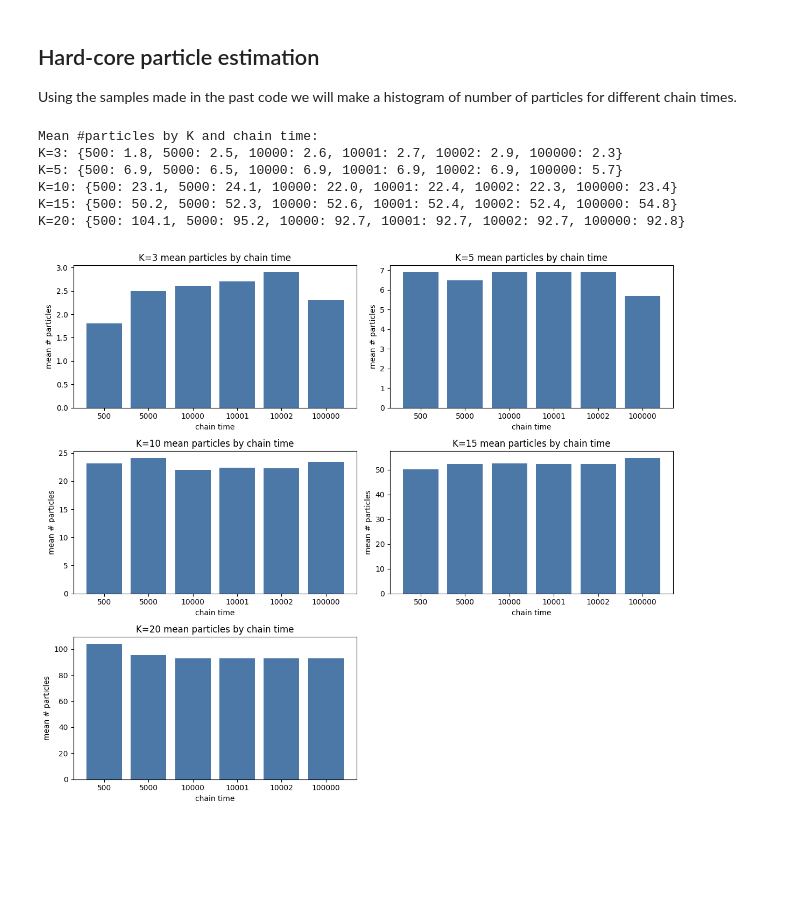
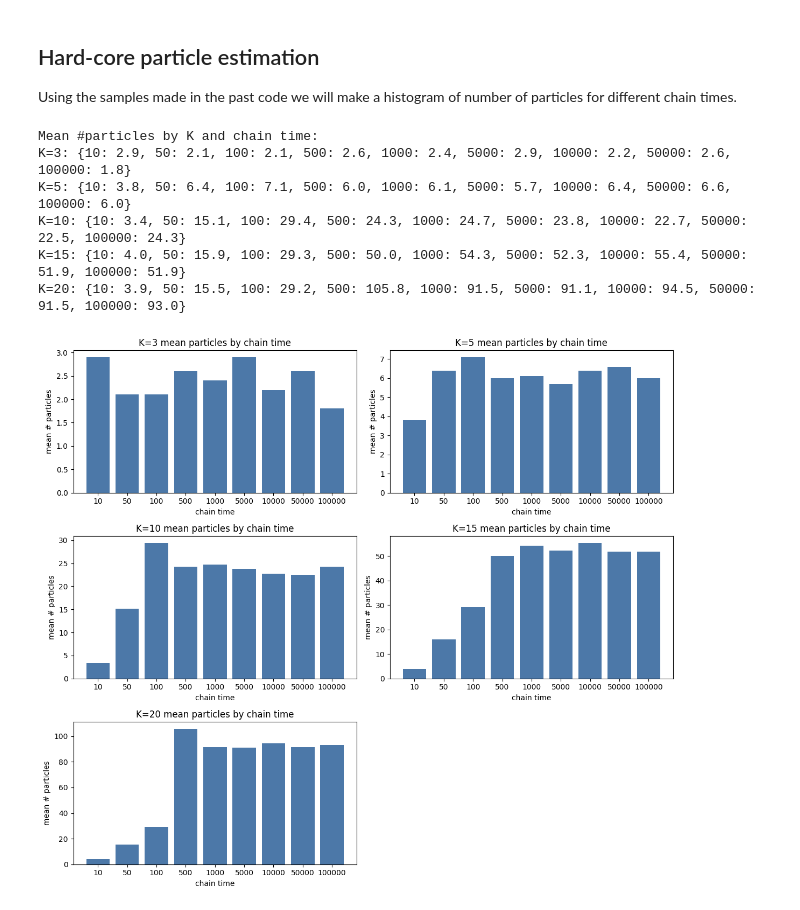
Before and after one commit to jnardosp/mcmc_random_sampling, a Jupyter notebook: hardcore_sampling.ipynb, the cells around one changed output. Saved outputs shown, nothing was run; the diff lists cells and outputs as text; code cells hidden in the pictures; blank space fills up the shorter version.

Commit message:
Modify chain times to check stationary distribution properties and "hitting time", also add notes about hypothesis for inform

```diff
--- a/hardcore_sampling.ipynb
+++ b/hardcore_sampling.ipynb
@@ -255,20 +255,20 @@ def plot_mean_particles_hist(means_by_k):
 # %%
 # Configure parameters and run aggregation
 runs = 10  # number of independent runs
-chain_times = [500, 5000, 10000, 10001, 10002, 100000]
+chain_times = [10, 50, 100, 500, 1000, 5000, 10000, 50000, 100000]
 final_time = 100001
 
 means_by_k = compute_mean_particles_ordered(runs, K_list, chain_times, final_time)
 print("Mean #particles by K and chain time:")
 for K in sorted(means_by_k):
     print(f"K={K}:", {t: round(means_by_k[K][t], 2) for t in sorted(means_by_k[K])})
 
 plot_mean_particles_hist(means_by_k)
 # %% [output]
 Mean #particles by K and chain time:
-K=3: {500: 1.8, 5000: 2.5, 10000: 2.6, 10001: 2.7, 10002: 2.9, 100000: 2.3}
-K=5: {500: 6.9, 5000: 6.5, 10000: 6.9, 10001: 6.9, 10002: 6.9, 100000: 5.7}
-K=10: {500: 23.1, 5000: 24.1, 10000: 22.0, 10001: 22.4, 10002: 22.3, 100000: 23.4}
-K=15: {500: 50.2, 5000: 52.3, 10000: 52.6, 10001: 52.4, 10002: 52.4, 100000: 54.8}
-K=20: {500: 104.1, 5000: 95.2, 10000: 92.7, 10001: 92.7, 10002: 92.7, 100000: 92.8}
+K=3: {10: 2.9, 50: 2.1, 100: 2.1, 500: 2.6, 1000: 2.4, 5000: 2.9, 10000: 2.2, 50000: 2.6, 100000: 1.8}
+K=5: {10: 3.8, 50: 6.4, 100: 7.1, 500: 6.0, 1000: 6.1, 5000: 5.7, 10000: 6.4, 50000: 6.6, 100000: 6.0}
+K=10: {10: 3.4, 50: 15.1, 100: 29.4, 500: 24.3, 1000: 24.7, 5000: 23.8, 10000: 22.7, 50000: 22.5, 100000: 24.3}
+K=15: {10: 4.0, 50: 15.9, 100: 29.3, 500: 50.0, 1000: 54.3, 5000: 52.3, 10000: 55.4, 50000: 51.9, 100000: 51.9}
+K=20: {10: 3.9, 50: 15.5, 100: 29.2, 500: 105.8, 1000: 91.5, 5000: 91.1, 10000: 94.5, 50000: 91.5, 100000: 93.0}
-[figure, old version]
+[figure, new version]
```
Also changed, not shown: parts of 1 cell of this notebook.
